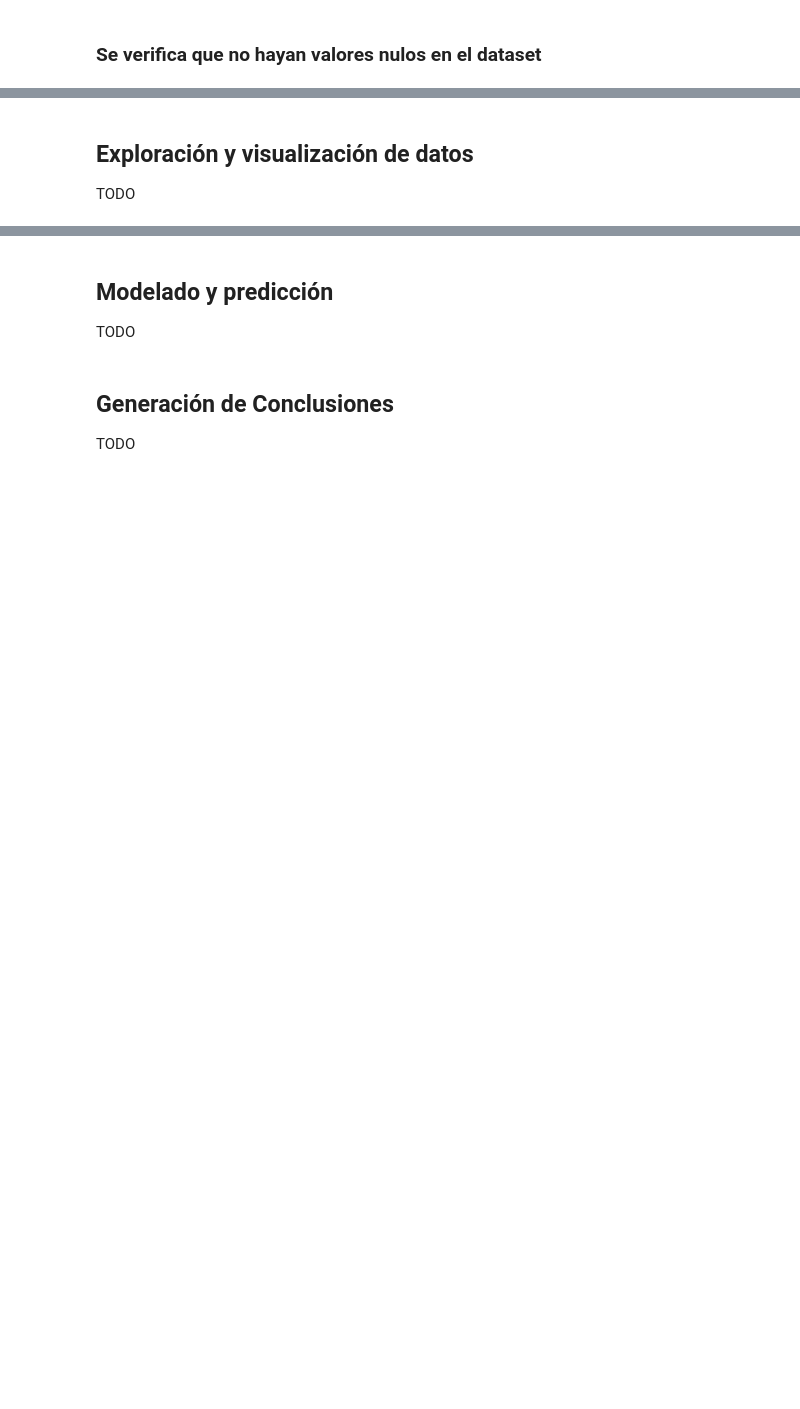
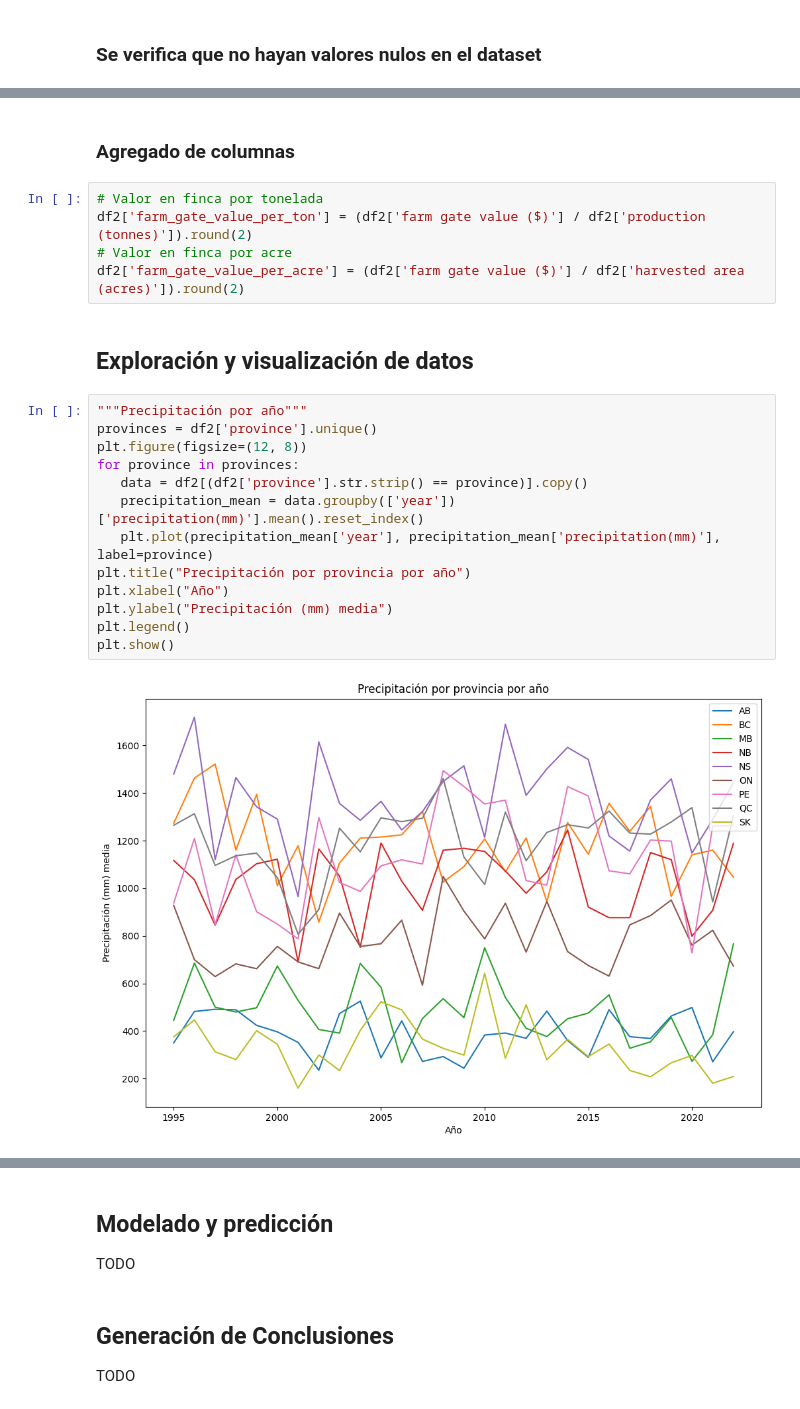
Before and after one commit to FlavioLionelRita/utn-data-science-labs, a Jupyter notebook: Exercises/05-ProduccionAgricola/lab.ipynb, the cells around one changed output, grey strips where cells are left out. Drawn from its saved outputs; the diff is of its cells as text; blank space fills up the shorter version.

```diff
--- a/Exercises/05-ProduccionAgricola/lab.ipynb
+++ b/Exercises/05-ProduccionAgricola/lab.ipynb
@@ -353,7 +358,27 @@ production (tonnes)       0
 farm gate value ($)       0
 precipitation(mm)_mean    0
 dtype: int64
+# %% [markdown]
+### Agregado de columnas
+# %%
+# Valor en finca por tonelada
+df2['farm_gate_value_per_ton'] = (df2['farm gate value ($)'] / df2['production (tonnes)']).round(2)
+# Valor en finca por acre
+df2['farm_gate_value_per_acre'] = (df2['farm gate value ($)'] / df2['harvested area (acres)']).round(2)
 # %% [markdown]
 ## Exploración y visualización de datos
-
-TODO
+# %%
+"""Precipitación por año"""
+provinces = df2['province'].unique()
+plt.figure(figsize=(12, 8))
+for province in provinces:
+   data = df2[(df2['province'].str.strip() == province)].copy()
+   precipitation_mean = data.groupby(['year'])['precipitation(mm)'].mean().reset_index()
+   plt.plot(precipitation_mean['year'], precipitation_mean['precipitation(mm)'], label=province)
+plt.title("Precipitación por provincia por año")
+plt.xlabel("Año")
+plt.ylabel("Precipitación (mm) media")
+plt.legend()
+plt.show()
+# %% [output]
+[figure, added]
```
Also changed, not shown: parts of 10 cells of this notebook.
